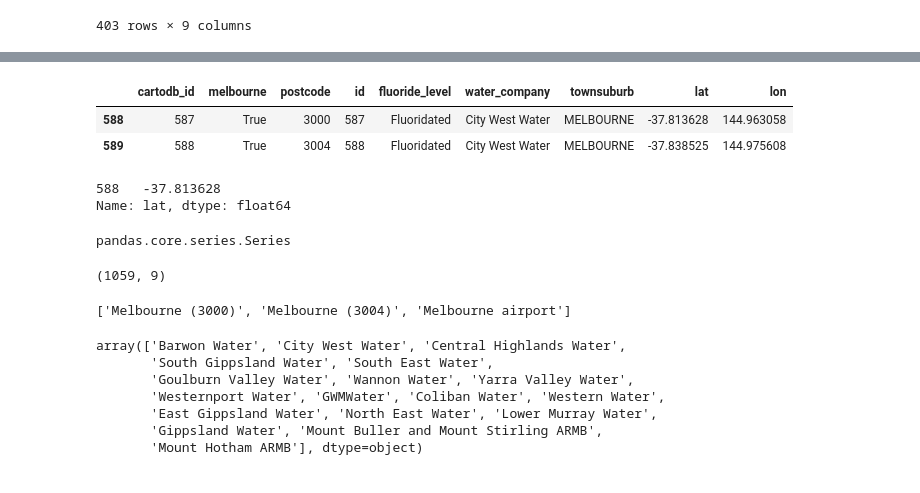
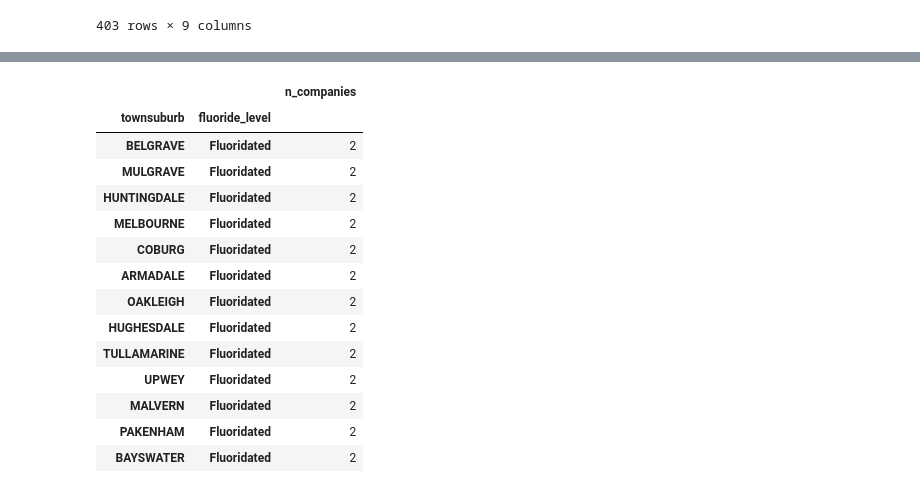
Before and after one commit to tienphatnguyendev/machine-learning-docs, a Jupyter notebook: clustering/notebooks/clustering.ipynb, the cells around one changed output, grey strips where cells are left out. Drawn from its saved outputs; the diff is of its cells as text; code cells hidden in the pictures.

```diff
--- a/clustering/notebooks/clustering.ipynb
+++ b/clustering/notebooks/clustering.ipynb
@@ -54,5 +131,5 @@ fig.show()
 # %%
-df.groupby(['melbourne', 'townsuburb']).agg({
-    'water_company': 'nunique',
-    'fluoride_level': lambda x: x[x=='Fluoridated'].count(),
-}).sort_values('water_company', ascending=False)
+n_flu_comp_by_suburb = (df.groupby(['townsuburb', 'fluoride_level'])
+                        .agg({'water_company': 'count'})
+                        .rename(columns={'water_company': 'n_companies'})
+                        .sort_values(by='n_companies', ascending=False))
@@ -74,48 +136,20 @@ df.groupby(['melbourne', 'townsuburb']).agg({
-# %%
-df.iloc[588:590,:]
-# %% [output]
-|  | cartodb_id | melbourne | postcode | id | fluoride_level | water_company | townsuburb | lat | lon |
-| 588 | 587 | True | 3000 | 587 | Fluoridated | City West Water | MELBOURNE | -37.813628 | 144.963058 |
-| 589 | 588 | True | 3004 | 588 | Fluoridated | City West Water | MELBOURNE | -37.838525 | 144.975608 |
-# %%
-df.query('postcode == 3000')['lat']
-# %% [output]
-588   -37.813628
-Name: lat, dtype: float64
-# %%
-type(df.query('postcode == 3000')['lat'].astype(float))
-# %% [output]
-pandas.core.series.Series
-# %%
-df.shape
-# %% [output]
-(1059, 9)
-# %%
-# cptlized_surburbs = df.apply(lambda x:
-#                 x['townsuburb'].capitalize() + ' ' + '(' + str(x['postcode']) + ')'
-#                 if x['townsuburb'] == 'MELBOURNE'
-#                 else x['townsuburb'].capitalize(),
-#                 axis=1)
-filtered_str = filter(lambda x:
-                                'Melbourne' in x,
-                        df.apply(lambda x:
-                                        x['townsuburb'].capitalize() + ' ' + '(' + str(x['postcode']) + ')'
-                                        if x['townsuburb'] == 'MELBOURNE'
-                                        else x['townsuburb'].capitalize(),
-                                        axis=1))
-
-
-
-list(filtered_str)
-# %% [output]
-['Melbourne (3000)', 'Melbourne (3004)', 'Melbourne airport']
-# %%
-df['water_company'].unique()
-# %% [output]
-array(['Barwon Water', 'City West Water', 'Central Highlands Water',
-       'South Gippsland Water', 'South East Water',
-       'Goulburn Valley Water', 'Wannon Water', 'Yarra Valley Water',
-       'Westernport Water', 'GWMWater', 'Coliban Water', 'Western Water',
-       'East Gippsland Water', 'North East Water', 'Lower Murray Water',
-       'Gippsland Water', 'Mount Buller and Mount Stirling ARMB',
-       'Mount Hotham ARMB'], dtype=object)
+# %%
+max_n_flu_comp = n_flu_comp_by_suburb['n_companies'].max()
+n_flu_comp_by_suburb.query('''fluoride_level != "Not fluoridated" and \
+                           n_companies == @max_n_flu_comp''')
+# %% [output]
+|  |  | n_companies |
+| townsuburb | fluoride_level |  |
+| BELGRAVE | Fluoridated | 2 |
+| MULGRAVE | Fluoridated | 2 |
+| HUNTINGDALE | Fluoridated | 2 |
+| MELBOURNE | Fluoridated | 2 |
+| COBURG | Fluoridated | 2 |
+| ARMADALE | Fluoridated | 2 |
+| OAKLEIGH | Fluoridated | 2 |
+| HUGHESDALE | Fluoridated | 2 |
+| TULLAMARINE | Fluoridated | 2 |
+| UPWEY | Fluoridated | 2 |
+| MALVERN | Fluoridated | 2 |
+| PAKENHAM | Fluoridated | 2 |
+| BAYSWATER | Fluoridated | 2 |
```
Also changed, not shown: parts of 17 cells of this notebook, 3 other files.
